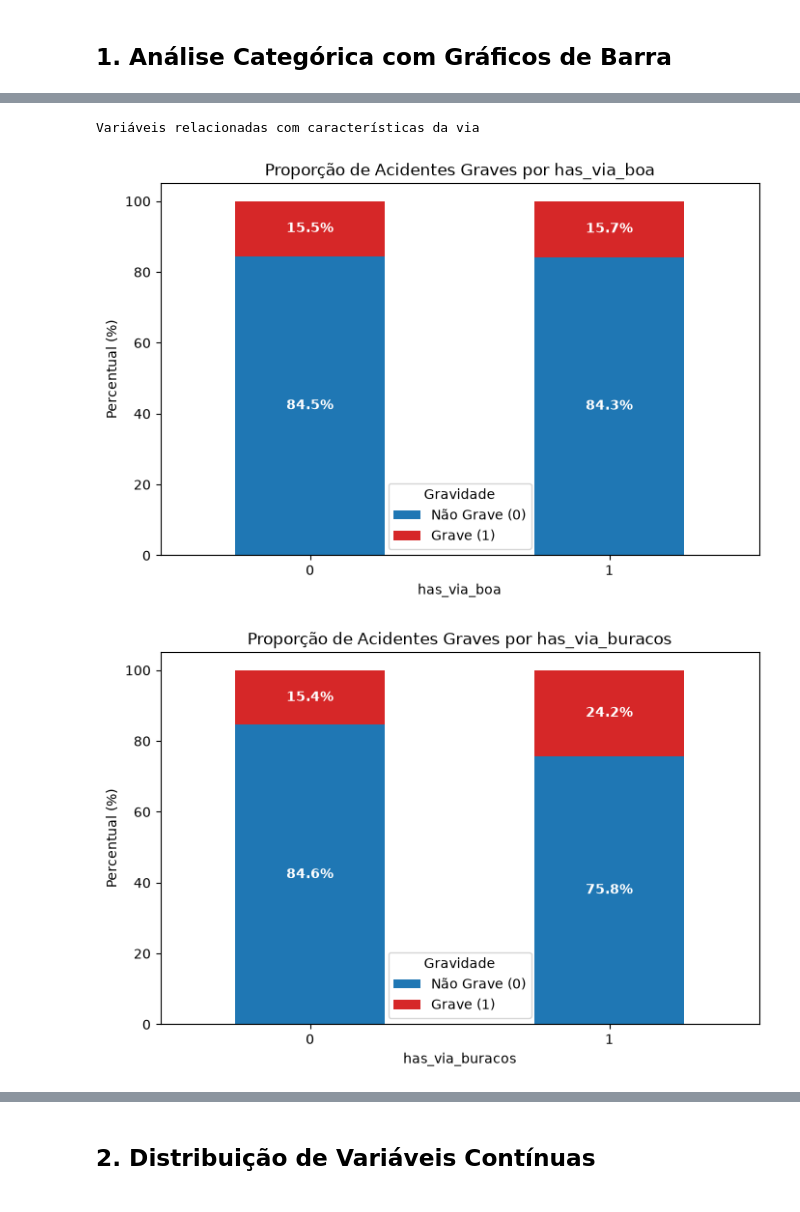
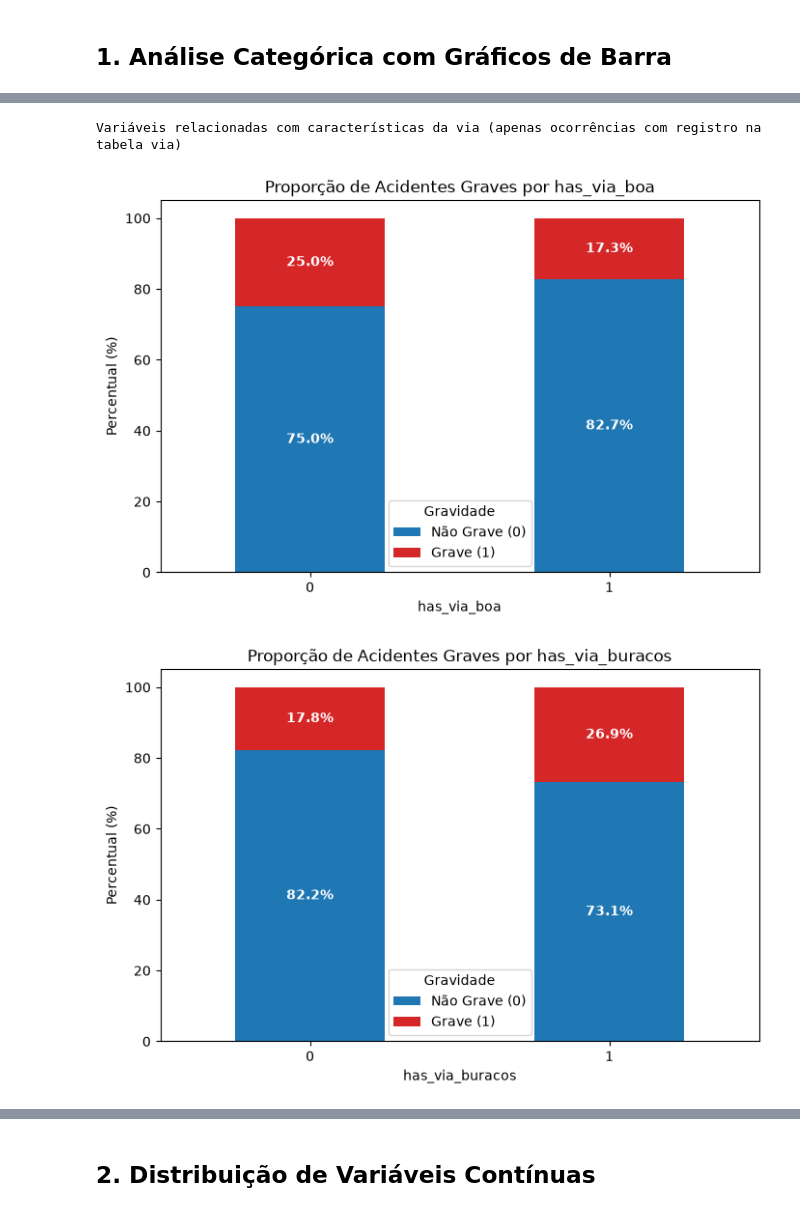
Before and after one commit to luan-gomes/road-traffic-accident-severity-prediction-mg, a Jupyter notebook: notebooks/eda.ipynb, the cells around one changed output, grey strips where cells are left out. Cells and saved outputs as stored; diff of their text form; code cells hidden in the pictures.

```diff
--- a/notebooks/eda.ipynb
+++ b/notebooks/eda.ipynb
@@ -443,7 +557,8 @@ display(check_missing_values(filtered_df))
 from src.preprocessing import clean_missing_values
 import pandas as pd
 
-df_abt = clean_missing_values(filtered_df)
+df_abt = clean_missing_values(filtered_df, drop_missing_coordinates=False, impute=True)
+
 
 target_dist = df_abt['acidente_grave'].value_counts(normalize=True) * 100
 target_counts = df_abt['acidente_grave'].value_counts()
@@ -480,13 +596,14 @@ Variáveis relacionadas com veículos
 # %%
-print('Variáveis relacionadas com características da via')
-plot_proporcao_gravidade(df_abt, 'has_via_boa')
-plot_proporcao_gravidade(df_abt, 'has_via_buracos')
-plot_proporcao_gravidade(df_abt, 'has_material_na_pista')
-plot_proporcao_gravidade(df_abt, 'has_via_ondulada')
-plot_proporcao_gravidade(df_abt, 'has_via_rachadura')
-plot_proporcao_gravidade(df_abt, 'has_via_sulcos_horizontais')
-plot_proporcao_gravidade(df_abt, 'has_defeito_via')
+print('Variáveis relacionadas com características da via (apenas ocorrências com registro na tabela via)')
+df_abt_via = df_abt[df_abt['has_registro_via'] == 1]
+plot_proporcao_gravidade(df_abt_via, 'has_via_boa')
+plot_proporcao_gravidade(df_abt_via, 'has_via_buracos')
+plot_proporcao_gravidade(df_abt_via, 'has_material_na_pista')
+plot_proporcao_gravidade(df_abt_via, 'has_via_ondulada')
+plot_proporcao_gravidade(df_abt_via, 'has_via_rachadura')
+plot_proporcao_gravidade(df_abt_via, 'has_via_sulcos_horizontais')
+plot_proporcao_gravidade(df_abt_via, 'has_defeito_via')
 # %% [output]
-Variáveis relacionadas com características da via
+Variáveis relacionadas com características da via (apenas ocorrências com registro na tabela via)
-[figure, old version]
+[figure, new version]
-[figure, old version]
+[figure, new version]
```
Also changed, not shown: parts of 41 cells of this notebook, 3 other files.
